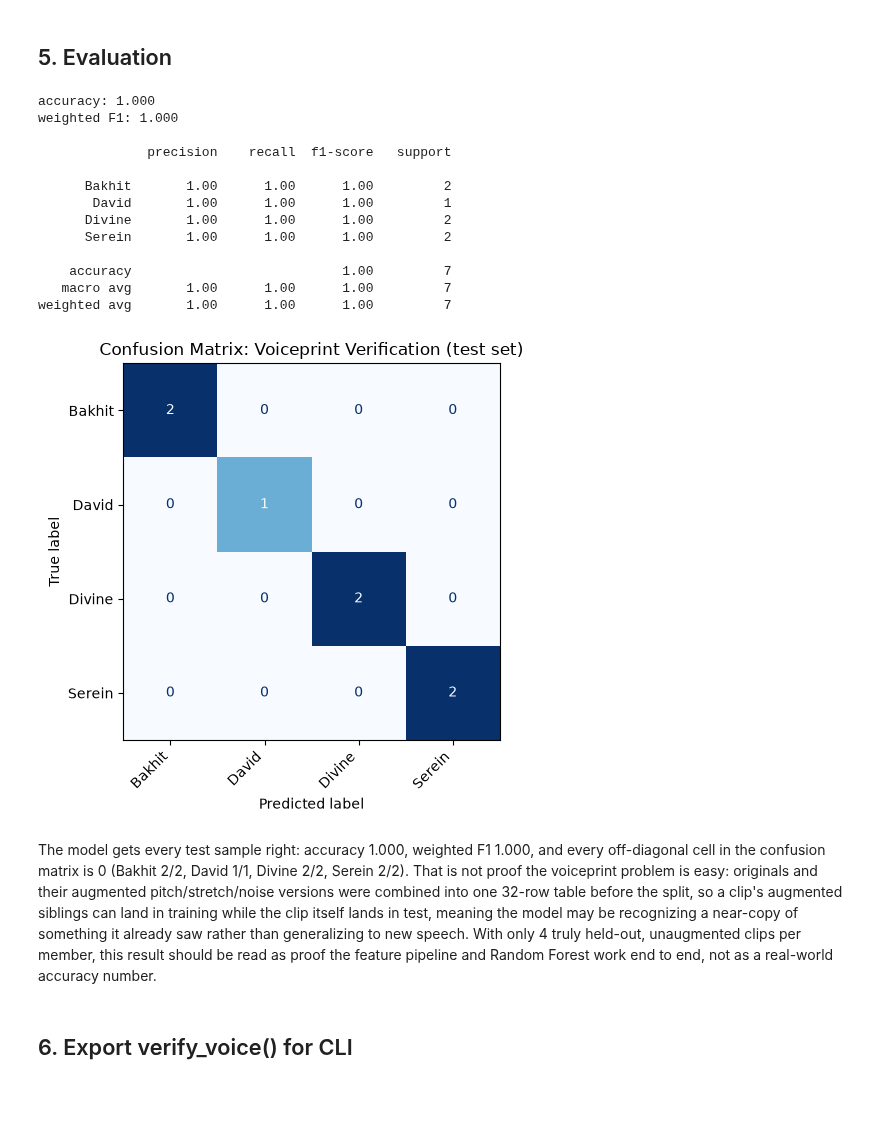
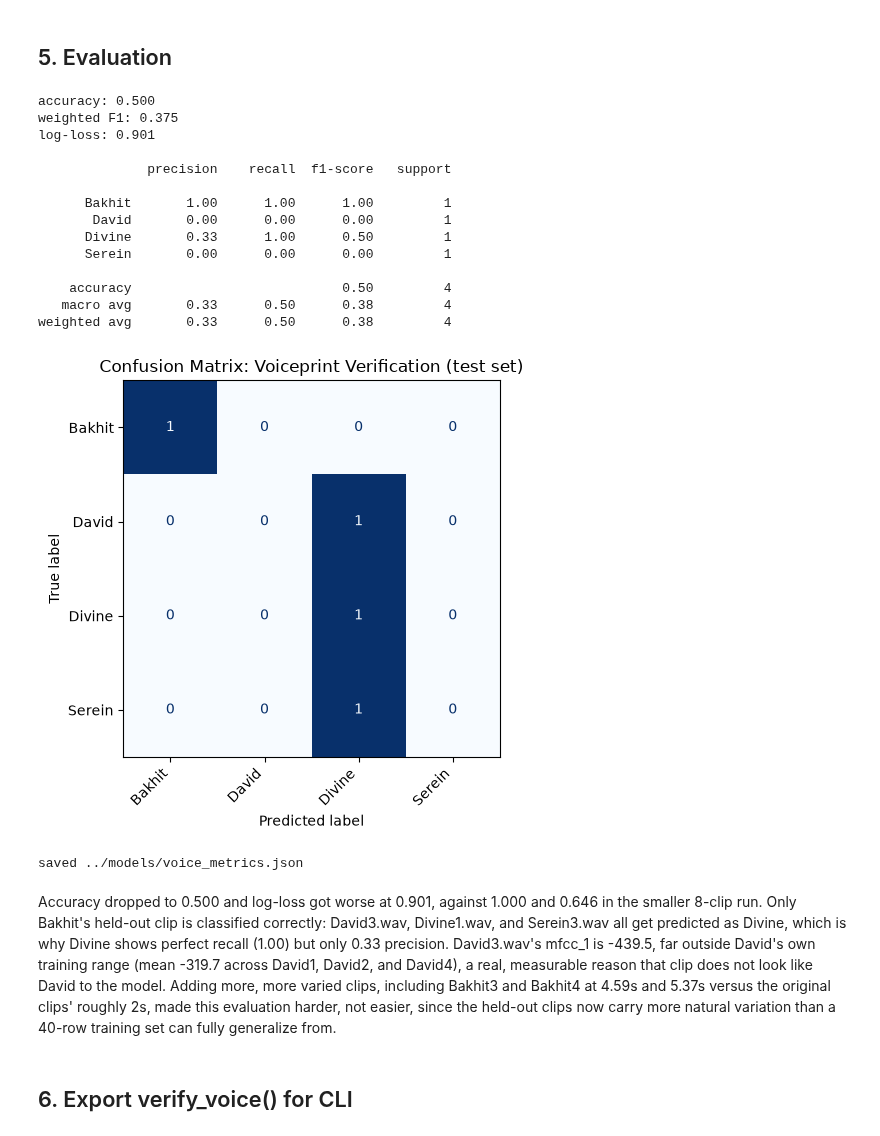
Before and after one commit to Ebi-Tech/Multimodal-Data-Preprocessing, a Jupyter notebook: notebooks/C_audio_voice_model.ipynb, the cells around one changed output. Saved outputs shown, nothing was run; the diff lists cells and outputs as text; code cells hidden in the pictures; blank space fills up the shorter version.

```diff
--- a/notebooks/C_audio_voice_model.ipynb
+++ b/notebooks/C_audio_voice_model.ipynb
@@ -94,0 +109,13 @@ All four members concentrate most of their energy below about 2048 Hz, which is
+# %%
+rng = np.random.RandomState(RANDOM_SEED)
+split_assignment = {}
+
+for name in TEAM_MEMBERS:
+    files = member_files[name]
+    test_idx = rng.randint(0, len(files))
+    train_names, test_names = [], []
+    for i, path in enumerate(files):
+        fname = os.path.basename(path)
+        split_assignment[fname] = "test" if i == test_idx else "train"
+        (test_names if i == test_idx else train_names).append(fname)
+    print(f"{name}: train={train_names}, test={test_names}")
@@ -250,15 +291,16 @@ Random Forest is used because the dataset is small (32 samples, 15 features), so
 # %%
-from sklearn.model_selection import train_test_split
 from sklearn.ensemble import RandomForestClassifier
 
-X = features_df[feature_cols]
-y = features_df["member"]
+train_mask = features_df["split"] == "train"
+is_augmented = features_df["file"].str.contains("_pitch|_stretch|_noise")
+test_mask = (features_df["split"] == "test") & (~is_augmented)
 
-X_train, X_test, y_train, y_test = train_test_split(
-    X, y, test_size=0.2, random_state=42, stratify=y
-)
+X_train = features_df.loc[train_mask, feature_cols]
+y_train = features_df.loc[train_mask, "member"]
+X_test = features_df.loc[test_mask, feature_cols]
+y_test = features_df.loc[test_mask, "member"]
 
-voice_model = RandomForestClassifier(n_estimators=200, class_weight="balanced", random_state=42)
+voice_model = RandomForestClassifier(n_estimators=200, class_weight="balanced", random_state=RANDOM_SEED)
 voice_model.fit(X_train, y_train)
 
 print(f"train size: {len(X_train)}, test size: {len(X_test)}")
@@ -285,45 +327,58 @@ Name: count, dtype: int64
 # %% [markdown]
 ## 5. Evaluation
 # %%
-from sklearn.metrics import accuracy_score, f1_score, classification_report, confusion_matrix, ConfusionMatrixDisplay
+from sklearn.metrics import (accuracy_score, f1_score, log_loss, classification_report,
+                              confusion_matrix, ConfusionMatrixDisplay)
+import json
 
 y_pred = voice_model.predict(X_test)
+y_proba = voice_model.predict_proba(X_test)
 
 acc = accuracy_score(y_test, y_pred)
 f1 = f1_score(y_test, y_pred, average="weighted")
+ll = log_loss(y_test, y_proba, labels=voice_model.classes_)
 
 print(f"accuracy: {acc:.3f}")
 print(f"weighted F1: {f1:.3f}")
+print(f"log-loss: {ll:.3f}")
 print()
 print(classification_report(y_test, y_pred, zero_division=0))
 
-labels = sorted(y.unique())
+labels = sorted(y_train.unique())
 cm = confusion_matrix(y_test, y_pred, labels=labels)
 
 fig, ax = plt.subplots(figsize=(6, 5))
 ConfusionMatrixDisplay(cm, display_labels=labels).plot(ax=ax, cmap="Blues", colorbar=False)
 ax.set_title("Confusion Matrix: Voiceprint Verification (test set)")
 plt.xticks(rotation=45, ha="right")
 fig.tight_layout()
 fig.savefig("../plots/audio_confusion_matrix.png", dpi=120)
 plt.show()
+
+metrics = {"accuracy": round(float(acc), 4), "f1_weighted": round(float(f1), 4),
+           "log_loss": round(float(ll), 4), "n_test": int(len(y_test))}
+with open("../models/voice_metrics.json", "w") as f:
+    json.dump(metrics, f, indent=2)
+print("saved ../models/voice_metrics.json")
 # %% [output]
-accuracy: 1.000
-weighted F1: 1.000
+accuracy: 0.500
+weighted F1: 0.375
+log-loss: 0.901
 
               precision    recall  f1-score   support
 
-      Bakhit       1.00      1.00      1.00         2
-       David       1.00      1.00      1.00         1
-      Divine       1.00      1.00      1.00         2
-      Serein       1.00      1.00      1.00         2
+      Bakhit       1.00      1.00      1.00         1
+       David       0.00      0.00      0.00         1
+      Divine       0.33      1.00      0.50         1
+      Serein       0.00      0.00      0.00         1
 
-    accuracy                           1.00         7
-   macro avg       1.00      1.00      1.00         7
-weighted avg       1.00      1.00      1.00         7
+    accuracy                           0.50         4
+   macro avg       0.33      0.50      0.38         4
+weighted avg       0.33      0.50      0.38         4
-[figure, old version]
+[figure, new version]
+saved ../models/voice_metrics.json
 # %% [markdown]
-The model gets every test sample right: accuracy 1.000, weighted F1 1.000, and every off-diagonal cell in the confusion matrix is 0 (Bakhit 2/2, David 1/1, Divine 2/2, Serein 2/2). That is not proof the voiceprint problem is easy: originals and their augmented pitch/stretch/noise versions were combined into one 32-row table before the split, so a clip's augmented siblings can land in training while the clip itself lands in test, meaning the model may be recognizing a near-copy of something it already saw rather than generalizing to new speech. With only 4 truly held-out, unaugmented clips per member, this result should be read as proof the feature pipeline and Random Forest work end to end, not as a real-world accuracy number.
+Accuracy dropped to 0.500 and log-loss got worse at 0.901, against 1.000 and 0.646 in the smaller 8-clip run. Only Bakhit's held-out clip is classified correctly: David3.wav, Divine1.wav, and Serein3.wav all get predicted as Divine, which is why Divine shows perfect recall (1.00) but only 0.33 precision. David3.wav's mfcc_1 is -439.5, far outside David's own training range (mean -319.7 across David1, David2, and David4), a real, measurable reason that clip does not look like David to the model. Adding more, more varied clips, including Bakhit3 and Bakhit4 at 4.59s and 5.37s versus the original clips' roughly 2s, made this evaluation harder, not easier, since the held-out clips now carry more natural variation than a 40-row training set can fully generalize from.
 # %% [markdown]
 ## 6. Export verify_voice() for CLI
 # %%
```
Also changed, not shown: parts of 21 cells of this notebook, 13 other files.
